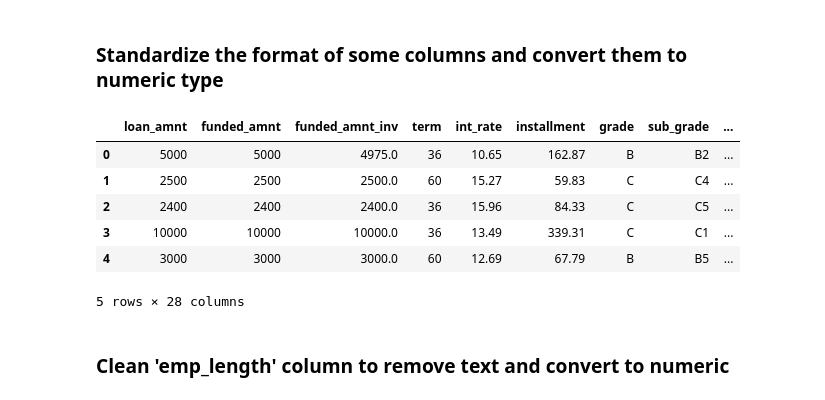
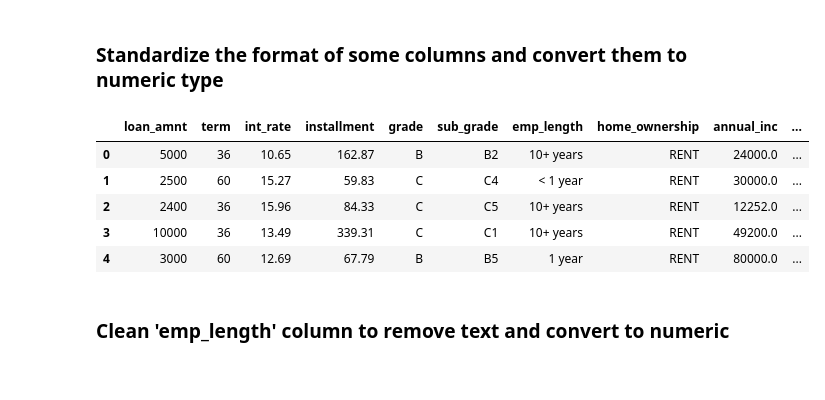
Before and after one commit to NNirola/LendingClubCaseStudy-1, a Jupyter notebook: Group_Facilitator_Name.ipynb, the cells around one changed output. Cells and saved outputs as stored; diff of their text form; code cells hidden in the pictures.

```diff
--- a/Group_Facilitator_Name.ipynb
+++ b/Group_Facilitator_Name.ipynb
@@ -18,6 +32,6 @@ import pandas as pd
 # %% [markdown]
 ### Data Load
 # %%
-df = pd.read_csv('cleansed_loan.csv', na_values=['NA', 'n/a'])
-df.head()
+df_loan = pd.read_csv('loan.csv', na_values=['NA', 'n/a'])
+df_loan.head()
 # %% [output]
@@ -68,0 +118,14 @@ df.head()
+# %%
+# handling Irrevant/Redundant Columns: Some columns are added to deletion list during Data Analysis stage
+irrelevant_columns = ['id', 'member_id', 'emp_title', 'url', 'desc', 'title', 'funded_amnt', 'funded_amnt_inv',
+                      'issue_d', 'inq_last_6mths', 'zip_code', 'addr_state', 'earliest_cr_line',
+                      'last_pymnt_d', 'last_credit_pull_d', 'verification_status','pymnt_plan',
+                      'acc_now_delinq', 'chargeoff_within_12_mths', 'application_type', 'initial_list_status',
+                      'policy_code', 'collections_12_mths_ex_med', 'delinq_amnt', 'tax_liens','pub_rec_bankruptcies',
+                      'out_prncp', 'out_prncp_inv', 'total_pymnt', 'total_pymnt_inv', 'total_rec_prncp', 'total_rec_int',
+                      'total_rec_late_fee', 'recoveries', 'collection_recovery_fee', 'last_pymnt_amnt']
+
+# drop the irrelevant columns
+df_loan.drop(columns=irrelevant_columns, inplace=True)
+
+print(df_loan.columns)
@@ -100,10 +171,8 @@ dtype: int64
 # %% [markdown]
 ### Handle missing values for columns
 # %%
-df['emp_length'] = df['emp_length'].fillna(0)
-df['mths_since_last_delinq'] = df['mths_since_last_delinq'].fillna(0)
-df['revol_util'] = df['revol_util'].fillna(0)
-df['pub_rec_bankruptcies'] = df['pub_rec_bankruptcies'].fillna(0)
+df_loan['emp_length'] = df_loan['emp_length'].fillna(0)
+df_loan['revol_util'] = df_loan['revol_util'].fillna(0)
 
-df.head()
+df_loan.head()
 # %% [output]
@@ -117,20 +185,18 @@ df.head()
 # %% [markdown]
 ### Standardize the format of some columns and convert them to numeric type
 # %%
-df['term'] = df['term'].astype(str).str.replace(' months', '').str.strip().astype(int)
-df['int_rate'] = df['int_rate'].astype(str).str.replace('%', '').str.strip().astype(float)
-df['revol_util'] = df['revol_util'].astype(str).str.replace('%', '').str.strip().astype(float)
-df['zip_code'] = df['zip_code'].astype(str).str.replace('xx', '').str.strip().astype(int)
+df_loan['term'] = df_loan['term'].astype(str).str.replace(' months', '').str.strip().astype(int)
+df_loan['int_rate'] = df_loan['int_rate'].astype(str).str.replace('%', '').str.strip().astype(float)
+df_loan['revol_util'] = df_loan['revol_util'].astype(str).str.replace('%', '').str.strip().astype(float)
 
-df.head()
+df_loan.head()
 # %% [output]
-|  | loan_amnt | funded_amnt | funded_amnt_inv | term | int_rate | installment | grade | sub_grade | ... |
-| 0 | 5000 | 5000 | 4975.0 | 36 | 10.65 | 162.87 | B | B2 | ... |
-| 1 | 2500 | 2500 | 2500.0 | 60 | 15.27 | 59.83 | C | C4 | ... |
-| 2 | 2400 | 2400 | 2400.0 | 36 | 15.96 | 84.33 | C | C5 | ... |
-| 3 | 10000 | 10000 | 10000.0 | 36 | 13.49 | 339.31 | C | C1 | ... |
-| 4 | 3000 | 3000 | 3000.0 | 60 | 12.69 | 67.79 | B | B5 | ... |
+|  | loan_amnt | term | int_rate | installment | grade | sub_grade | emp_length | home_ownership | annual_inc | ... |
+| 0 | 5000 | 36 | 10.65 | 162.87 | B | B2 | 10+ years | RENT | 24000.0 | ... |
+| 1 | 2500 | 60 | 15.27 | 59.83 | C | C4 | < 1 year | RENT | 30000.0 | ... |
+| 2 | 2400 | 36 | 15.96 | 84.33 | C | C5 | 10+ years | RENT | 12252.0 | ... |
+| 3 | 10000 | 36 | 13.49 | 339.31 | C | C1 | 10+ years | RENT | 49200.0 | ... |
+| 4 | 3000 | 60 | 12.69 | 67.79 | B | B5 | 1 year | RENT | 80000.0 | ... |
-5 rows × 28 columns
 # %% [markdown]
 ### Clean 'emp_length' column to remove text and convert to numeric
 # %%
```
Also changed, not shown: parts of 78 cells of this notebook, 3 other files.
